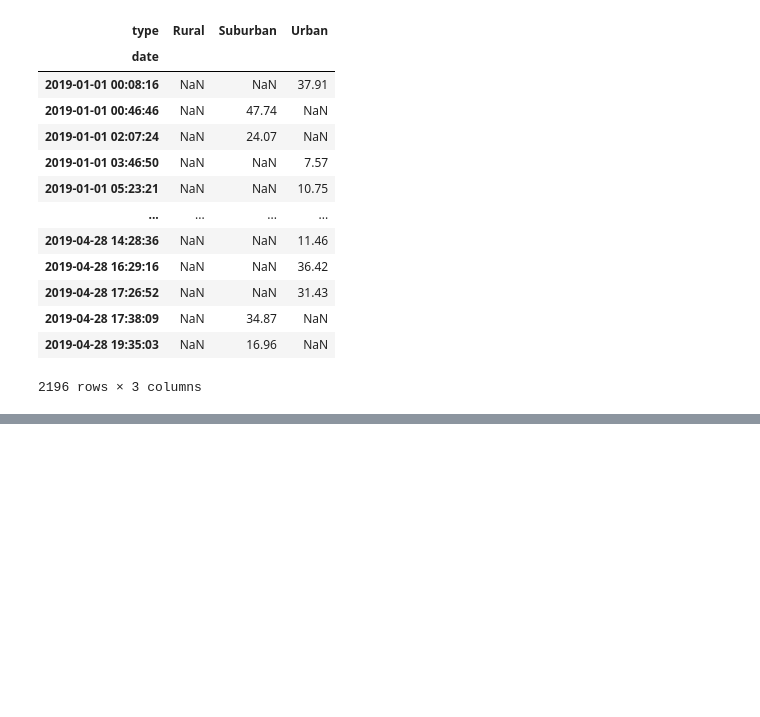
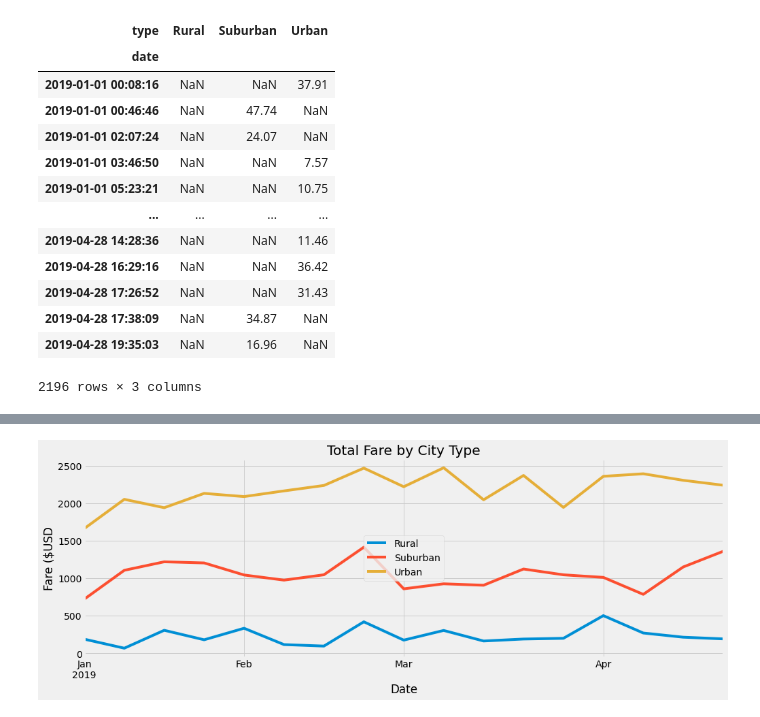
Before and after one commit to SoWhitIs/pyber-analysis, a Jupyter notebook: PyBer_Challenge.ipynb, the cells around one changed output, grey strips where cells are left out. Saved outputs shown, nothing was run; the diff lists cells and outputs as text; code cells hidden in the pictures; blank space fills up the shorter version.

Commit message:
PyBer Fare Summary:Pt2

```diff
--- a/PyBer_Challenge.ipynb
+++ b/PyBer_Challenge.ipynb
@@ -216,5 +216,6 @@ total_fare_by_date_df_pivot_df
 # %%
 # 6. Set the "date" index to datetime datatype. This is necessary to use the resample() method in Step 8.
 # df.index = pd.to_datetime(df.index)
+total_fare_by_date_df_pivot_df.index=pd.to_datetime(total_fare_by_date_df_pivot_df.index)
 # %%
 # 7. Check that the datatype for the index is datetime using df.info()
@@ -221,2 +234,4 @@ total_fare_by_date_df_pivot_df
 # %%
 # 8. Create a new DataFrame using the "resample()" function by week 'W' and get the sum of the fares for each week.
+total_fare_by_date_week_df = total_fare_by_date_df_pivot_df.resample("W").sum()
+total_fare_by_date_week_df
@@ -223,7 +258,17 @@ total_fare_by_date_df_pivot_df
 # %%
 # 8. Using the object-oriented interface method, plot the resample DataFrame using the df.plot() function.
 
 # Import the style from Matplotlib.
 from matplotlib import style
 # Use the graph style fivethirtyeight.
 style.use('fivethirtyeight')
+
+ax = total_fare_by_date_week_df.plot(figsize=(15,5))
+ax.set_ylabel('Fare ($USD')
+ax.set_xlabel('Date')
+ax.set_title("Total Fare by City Type")
+plt.legend (loc = "center")
+plt.savefig("analysis/PyBer_fare_summary.png", bbox_inches='tight')
+plt.show()
+# %% [output]
+[figure, added]
```
Also changed, not shown: parts of 2 cells of this notebook.
